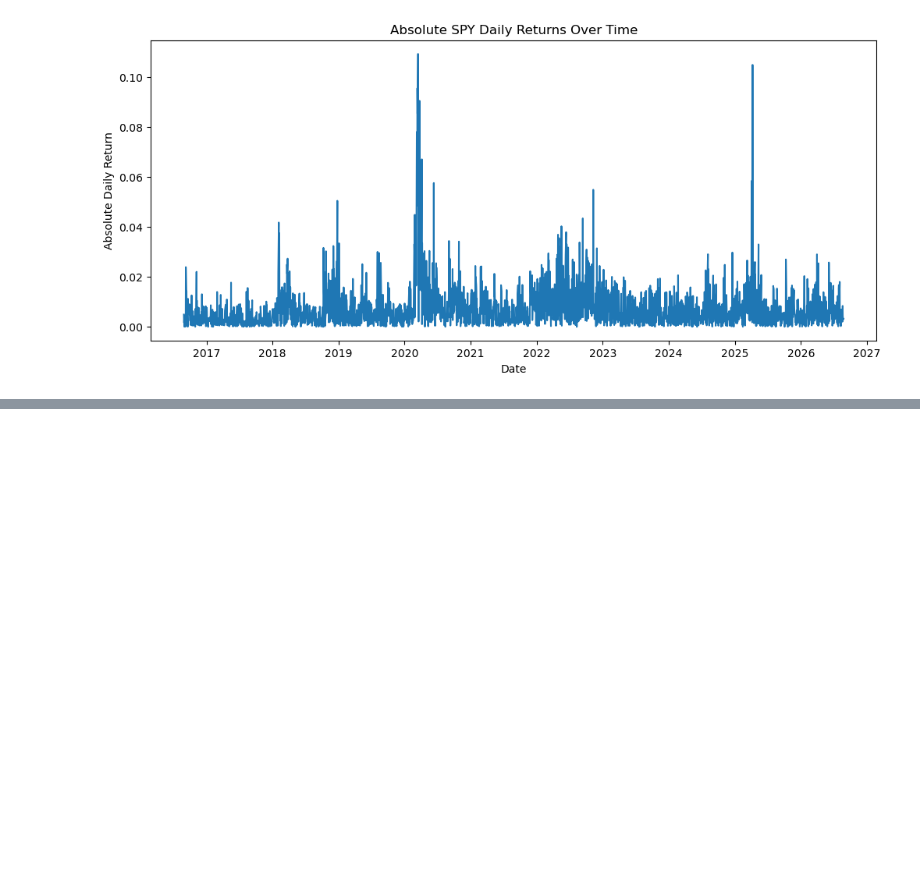
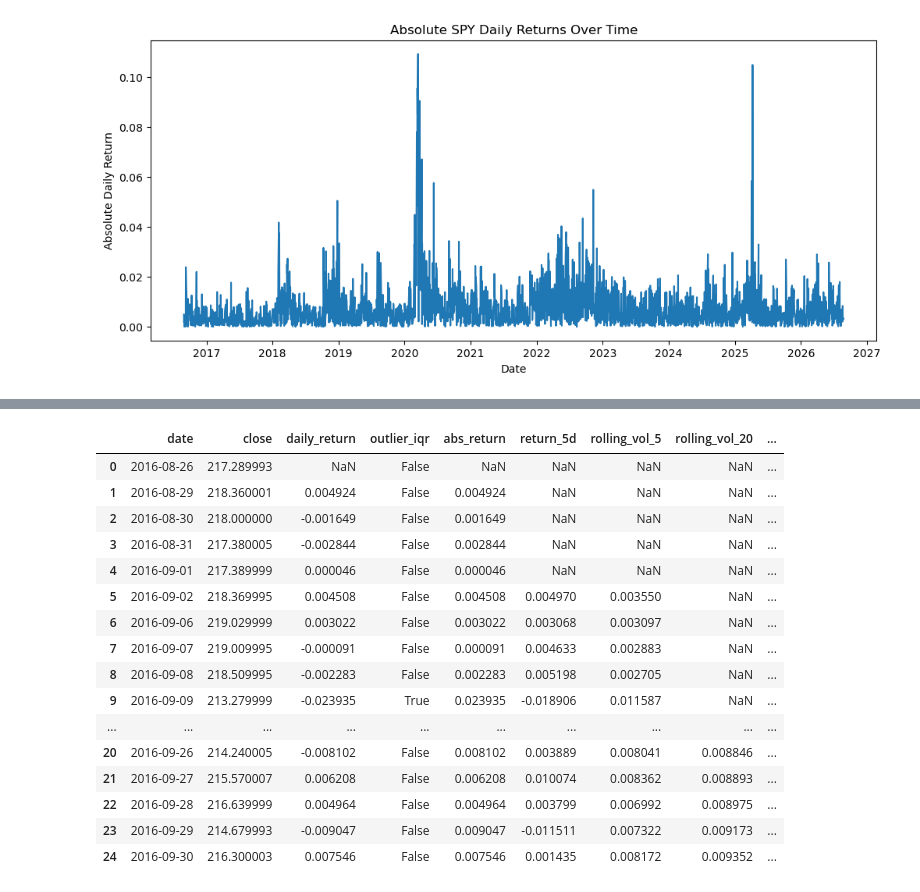
Before and after one commit to ch5510/bootcamp_chen_he, a Jupyter notebook: project/notebooks/project_pipeline.ipynb, the cells around one changed output, grey strips where cells are left out. Saved outputs shown, nothing was run; the diff lists cells and outputs as text; code cells hidden in the pictures; blank space fills up the shorter version.

```diff
--- a/project/notebooks/project_pipeline.ipynb
+++ b/project/notebooks/project_pipeline.ipynb
@@ -643,0 +702,25 @@ plt.show()
+# %%
+spy_features = create_future_volatility_target(
+    spy_features,
+    horizon=5
+)
+# %%
+spy_features.head(25)
+# %% [output]
+|  | date | close | daily_return | outlier_iqr | abs_return | return_5d | rolling_vol_5 | rolling_vol_20 | ... |
+| 0 | 2016-08-26 | 217.289993 | NaN | False | NaN | NaN | NaN | NaN | ... |
+| 1 | 2016-08-29 | 218.360001 | 0.004924 | False | 0.004924 | NaN | NaN | NaN | ... |
+| 2 | 2016-08-30 | 218.000000 | -0.001649 | False | 0.001649 | NaN | NaN | NaN | ... |
+| 3 | 2016-08-31 | 217.380005 | -0.002844 | False | 0.002844 | NaN | NaN | NaN | ... |
+| 4 | 2016-09-01 | 217.389999 | 0.000046 | False | 0.000046 | NaN | NaN | NaN | ... |
+| 5 | 2016-09-02 | 218.369995 | 0.004508 | False | 0.004508 | 0.004970 | 0.003550 | NaN | ... |
+| 6 | 2016-09-06 | 219.029999 | 0.003022 | False | 0.003022 | 0.003068 | 0.003097 | NaN | ... |
+| 7 | 2016-09-07 | 219.009995 | -0.000091 | False | 0.000091 | 0.004633 | 0.002883 | NaN | ... |
+| 8 | 2016-09-08 | 218.509995 | -0.002283 | False | 0.002283 | 0.005198 | 0.002705 | NaN | ... |
+| 9 | 2016-09-09 | 213.279999 | -0.023935 | True | 0.023935 | -0.018906 | 0.011587 | NaN | ... |
+| ... | ... | ... | ... | ... | ... | ... | ... | ... | ... |
+| 20 | 2016-09-26 | 214.240005 | -0.008102 | False | 0.008102 | 0.003889 | 0.008041 | 0.008846 | ... |
+| 21 | 2016-09-27 | 215.570007 | 0.006208 | False | 0.006208 | 0.010074 | 0.008362 | 0.008893 | ... |
+| 22 | 2016-09-28 | 216.639999 | 0.004964 | False | 0.004964 | 0.003799 | 0.006992 | 0.008975 | ... |
+| 23 | 2016-09-29 | 214.679993 | -0.009047 | False | 0.009047 | -0.011511 | 0.007322 | 0.009173 | ... |
+| 24 | 2016-09-30 | 216.300003 | 0.007546 | False | 0.007546 | 0.001435 | 0.008172 | 0.009352 | ... |
```
Also changed, not shown: parts of 4 cells of this notebook, 2 other files.
